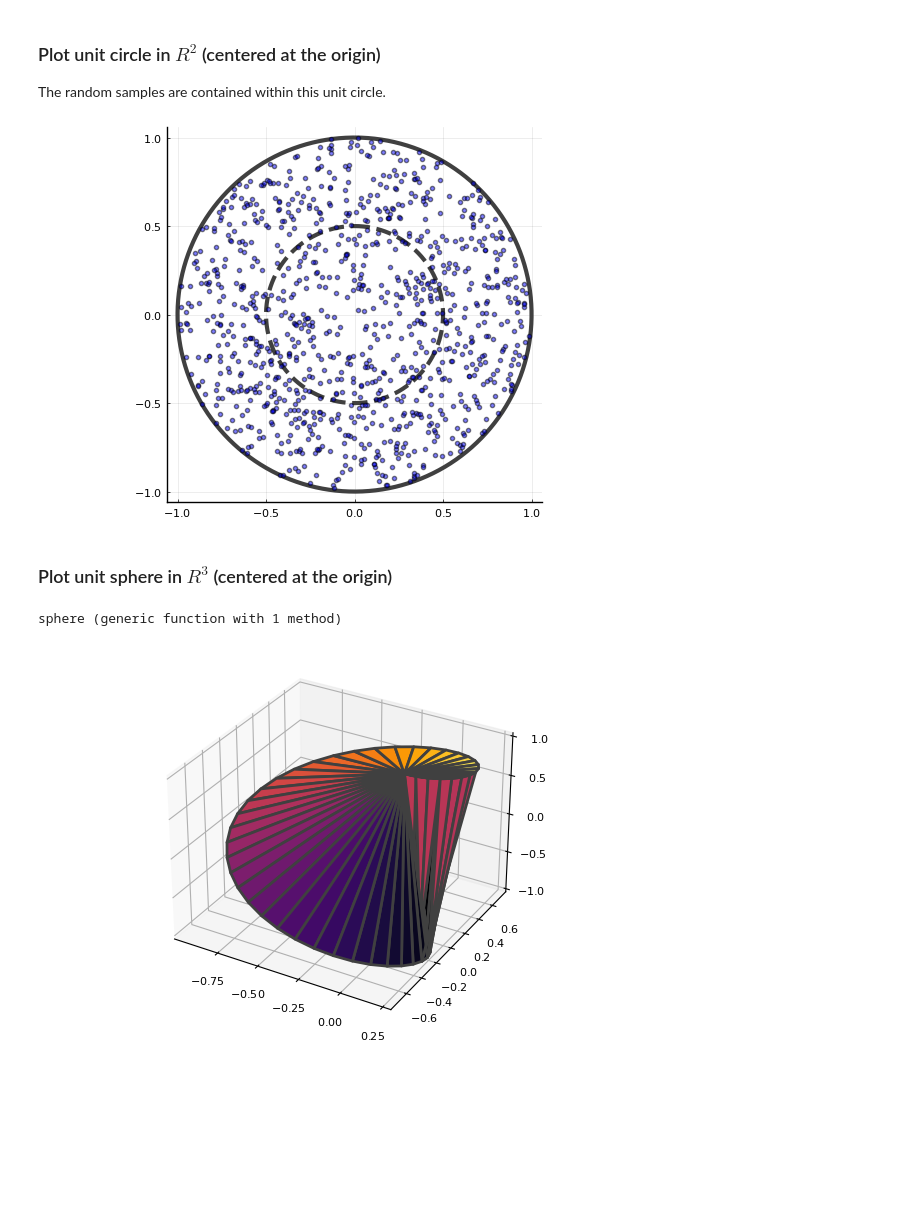
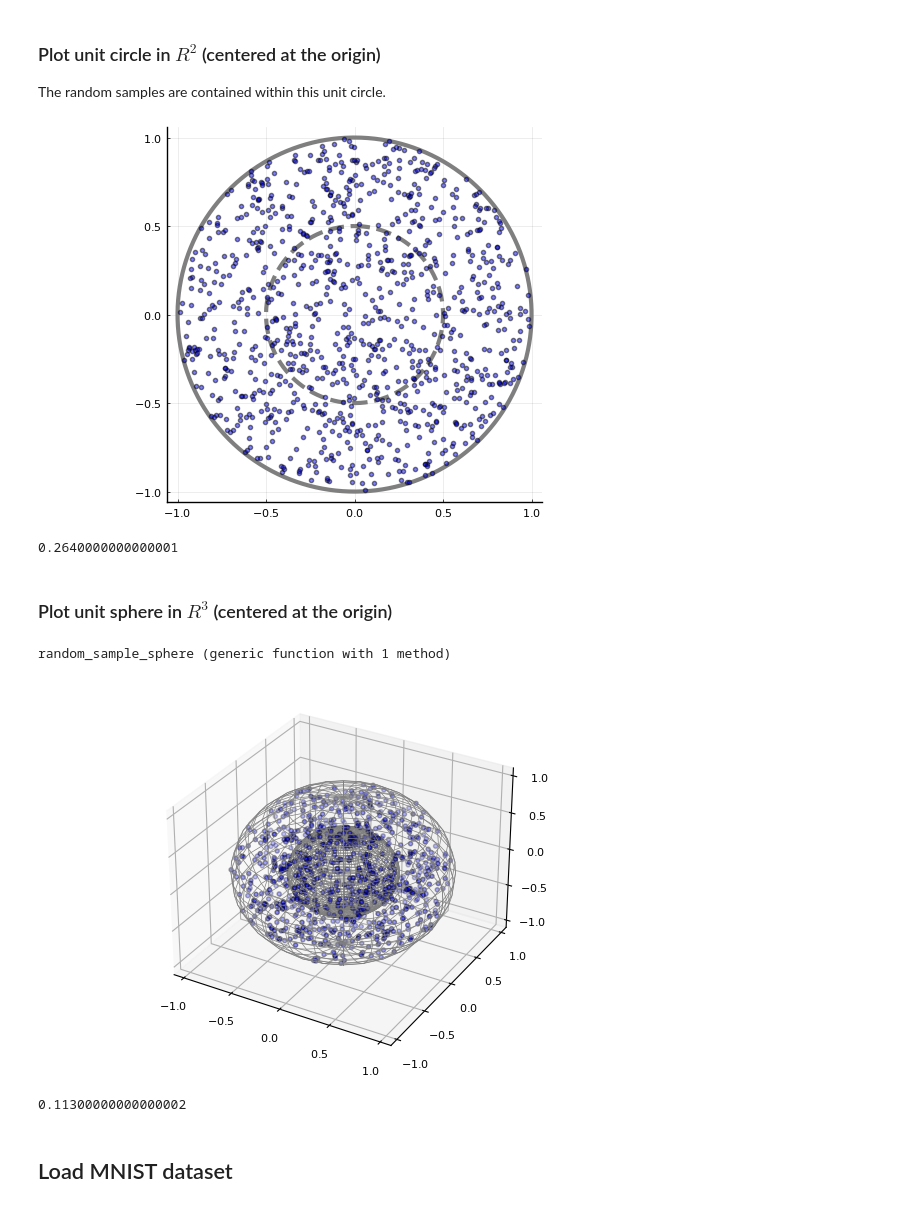
Before and after one commit to Topology-and-Data/manifold-learning, a Jupyter notebook: Manifold_Learning_Intro.ipynb, the cells around one changed output. Cells and saved outputs as stored; diff of their text form; code cells hidden in the pictures; blank space fills up the shorter version.

Commit message:
Fix spherical plot issue

```diff
--- a/Manifold_Learning_Intro.ipynb
+++ b/Manifold_Learning_Intro.ipynb
@@ -52,22 +52,29 @@ The random samples are contained within this unit circle.
 # http://juliagraphics.github.io/Colors.jl/dev/namedcolors/
 plot_1 = plot(
     circle(1, 500), seriestype = :shape, lw = 3,
-    linecolor = :grey25, legend = false, color = nothing,
+    linecolor = :grey50, legend = false, color = nothing,
     aspect_ratio = 1,
 )
 # Half-unit circle
 plot!(
     circle(0.5, 500), seriestype = :shape, lw = 3,
-    linecolor = :grey25, linestyle = :dash, legend = false,
+    linecolor = :grey50, linestyle = :dash, legend = false,
     color = nothing, aspect_ratio = 1,
 )
 # Scatter points of random samples (2D)
+x, y = random_sample(1000)
 plot!(
-    random_sample(1000), seriestype = :scatter, alpha = 0.5,
+    x, y, seriestype = :scatter, alpha = 0.5,
     markersize = 3, markercolor = :blue,
 )
 # %% [output]
-[figure, old version]
+[figure, new version]
+# %%
+# Proportion within neighbourhood
+p = sum(@. ((x^2 + y^2) <= 0.5^2) / 1000)
+p
+# %% [output]
+0.2640000000000001
 # %% [markdown]
 ### Plot unit sphere in $R^3$ (centered at the origin)
 # %%
@@ -75,19 +82,55 @@ plot!(
 # r = radius, ϕ = azimuth, θ = inclination
 
 function sphere(r, n)
-    ϕ = range(0, stop = 2π, length = n)
-    θ = range(0, stop = π, length = n)
-    x = r * cos.(ϕ) .* sin.(θ)
-    y = r * sin.(ϕ) .* sin.(θ)
-    z = r * cos.(θ)
+    ϕ = range(0, 2π, length = n)
+    θ = range(0, π, length = n)
+    # Ensure that x, y, z are matrices so that we can plot surfaces
+    x = @. r * cos(ϕ) * sin(θ)'
+    y = @. r * sin(ϕ) * sin(θ)'
+    z = @. r * cos(θ)'
     return x, y, z
 end
+
+
+function random_sample_sphere(n)
+    ϕ = rand(Uniform(0, 2*π), n)
+    u = rand(Uniform(0, 1), n)
+    θ = acos.(rand(Uniform(-1, 1), n))
+    r = u .^ (1/3)
+
+    x = @. r * cos(ϕ) * sin(θ)
+    y = @. r * sin(ϕ) * sin(θ)
+    z = @. r * cos(θ)
+    return x, y, z
+end
 # %% [output]
-sphere (generic function with 1 method)
+random_sample_sphere (generic function with 1 method)
 # %%
+# Plot unit sphere
 plot_2 = plot(
-    sphere(1, 50), seriestype = :wireframe, lw = 2,
-    linecolor = :grey25, legend = false,
+    sphere(1, 25), seriestype = :wireframe, legend = false,
+    fillalpha = 0.0, lw = 0.5, linecolor = :grey50,
 )
+
+# Generate plot
+plot!(
+    sphere(0.5, 50), seriestype = :wireframe, legend = false,
+    fillalpha = 0.0, lw = 0.5, linecolor = :grey50,
+)
+
+# Uniform sampling inside the 3D sphere
+x, y, z = random_sample_sphere(1000)
+plot!(
+    x, y, z, seriestype = :scatter, alpha = 0.5,
+    markersize = 3, markercolor = :blue,
+)
 # %% [output]
-[figure, old version]
+[figure, new version]
+# %%
+# Proportion within neighbourhood
+p = sum(@. ((x^2 + y^2 + z^2) <= 0.5^2) / 1000)
+p
+# %% [output]
+0.11300000000000002
+# %% [markdown]
+## Load MNIST dataset
```
Also changed, not shown: parts of 6 cells of this notebook.
